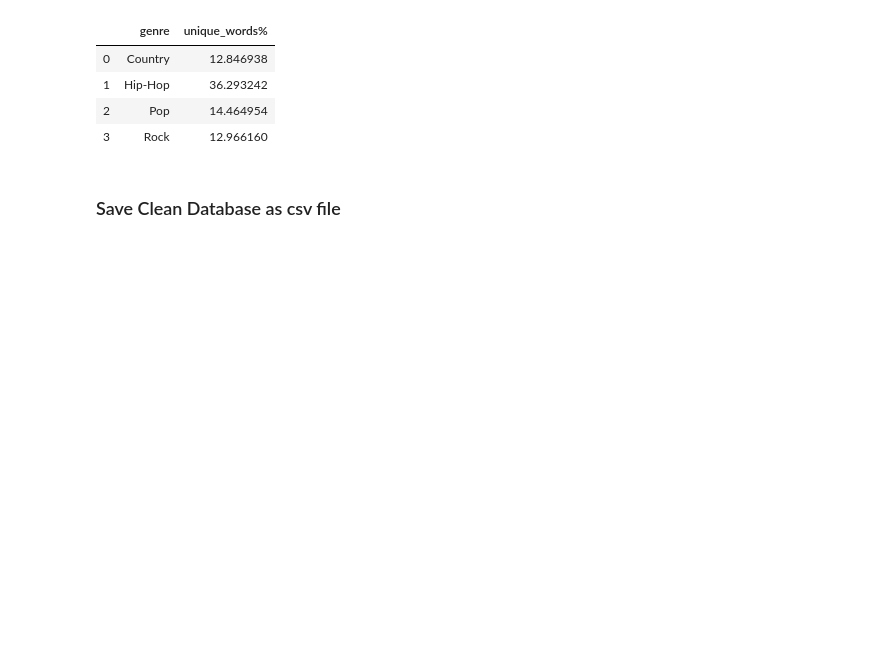
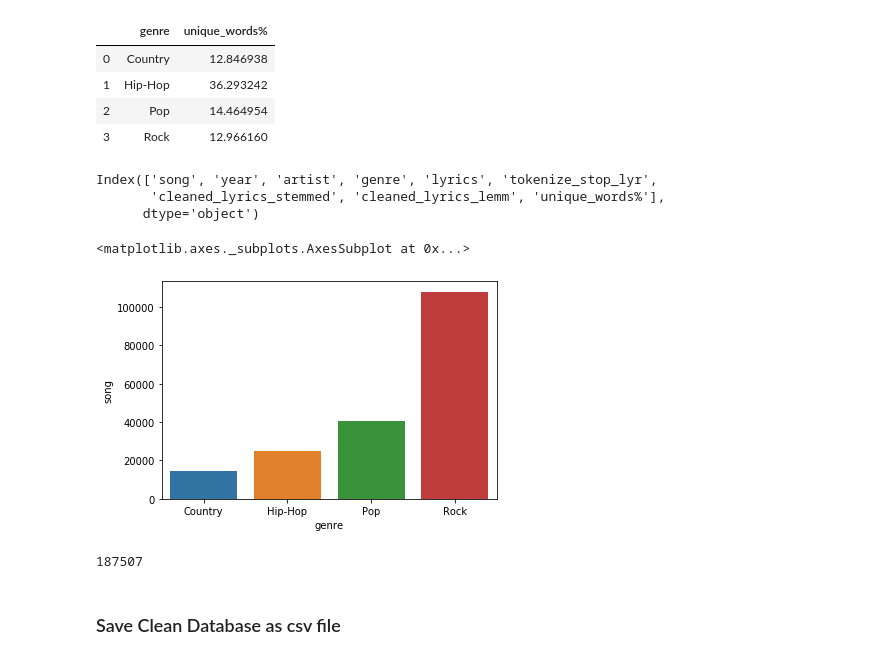
Before and after one commit to jacksonbull87/Genre-Classification-NLP, a Jupyter notebook: Genre-Classification NLP.ipynb, the cells around one changed output. Saved outputs shown, nothing was run; the diff lists cells and outputs as text; code cells hidden in the pictures; blank space fills up the shorter version.

Commit message:
added EDA images

```diff
--- a/Genre-Classification NLP.ipynb
+++ b/Genre-Classification NLP.ipynb
@@ -257,6 +257,23 @@ genre_uniquewords
 | 1 | Hip-Hop | 36.293242 |
 | 2 | Pop | 14.464954 |
 | 3 | Rock | 12.966160 |
+# %%
+df1.columns
+# %% [output]
+Index(['song', 'year', 'artist', 'genre', 'lyrics', 'tokenize_stop_lyr',
+       'cleaned_lyrics_stemmed', 'cleaned_lyrics_lemm', 'unique_words%'],
+      dtype='object')
+# %%
+genre_song_countdf = df1.groupby('genre')['song'].count().reset_index()
+# %%
+sns.barplot(genre_song_countdf['genre'], genre_song_countdf['song'])
+# %% [output]
+<matplotlib.axes._subplots.AxesSubplot at 0x...>
+[figure, added]
+# %%
+len(df1)
+# %% [output]
+187507
 # %% [markdown]
 ### Save Clean Database as csv file
 # %%
```
Also changed, not shown: parts of 45 cells of this notebook, 5 other files.
